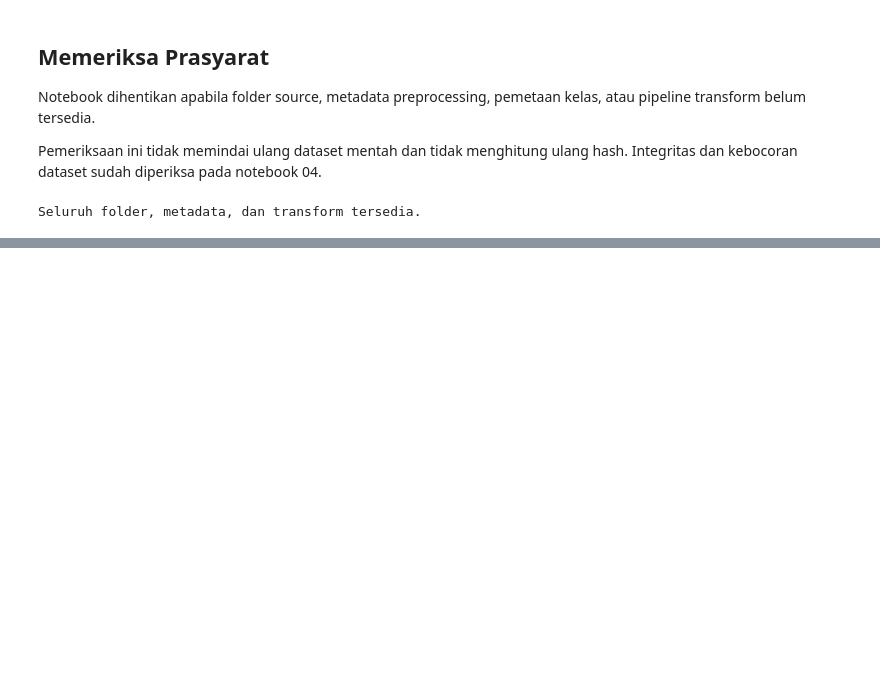
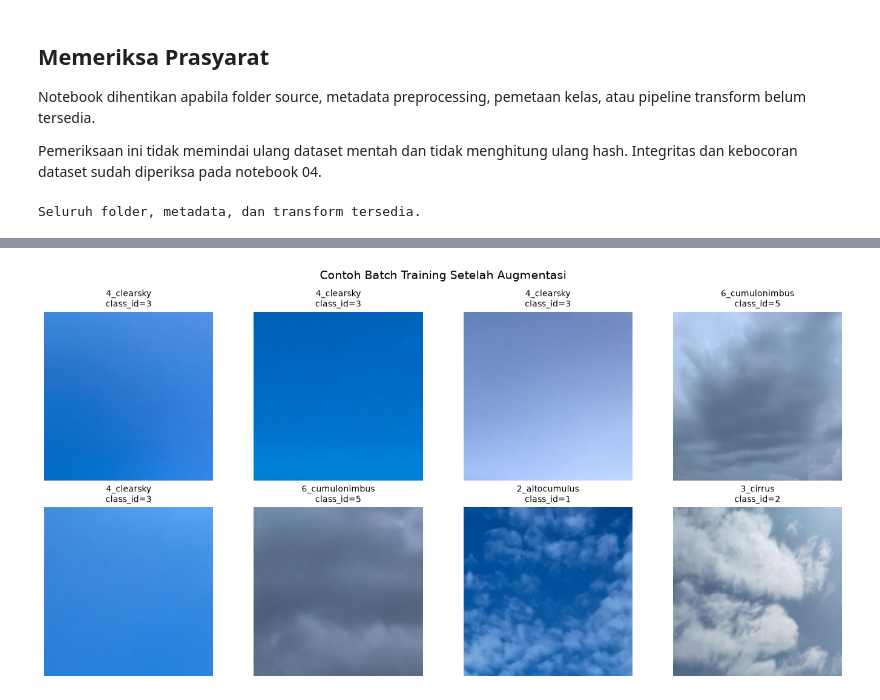
Before and after one commit to julian34/cloud-classification, a Jupyter notebook: notebooks/06_dataloader.ipynb, the cells around one changed output, grey strips where cells are left out. Cells and saved outputs as stored; diff of their text form; code cells hidden in the pictures; blank space fills up the shorter version.

```diff
--- a/notebooks/06_dataloader.ipynb
+++ b/notebooks/06_dataloader.ipynb
@@ -337,0 +1477,54 @@ Seluruh folder, metadata, dan transform tersedia.
+# %%
+MAX_IMAGES_TO_SHOW = min(
+    8,
+    len(train_images),
+)
+
+figure, axes = plt.subplots(
+    2,
+    4,
+    figsize=(14, 7),
+)
+
+axes = axes.flatten()
+
+
+for index, axis in enumerate(axes):
+    axis.axis("off")
+
+    if index >= MAX_IMAGES_TO_SHOW:
+        continue
+
+
+    image = denormalize_image(
+        image_tensor=train_images[index],
+        mean=normalization_mean,
+        std=normalization_std,
+    )
+
+    class_id = int(
+        train_labels[index].item()
+    )
+
+    class_name = idx_to_class[
+        class_id
+    ]
+
+
+    axis.imshow(image)
+
+    axis.set_title(
+        f"{class_name}\nclass_id={class_id}",
+        fontsize=10,
+    )
+
+
+figure.suptitle(
+    "Contoh Batch Training Setelah Augmentasi",
+    fontsize=14,
+)
+
+plt.tight_layout()
+plt.show()
+# %% [output]
+[figure, added]
```
Also changed, not shown: parts of 43 cells of this notebook, 1 other file.
